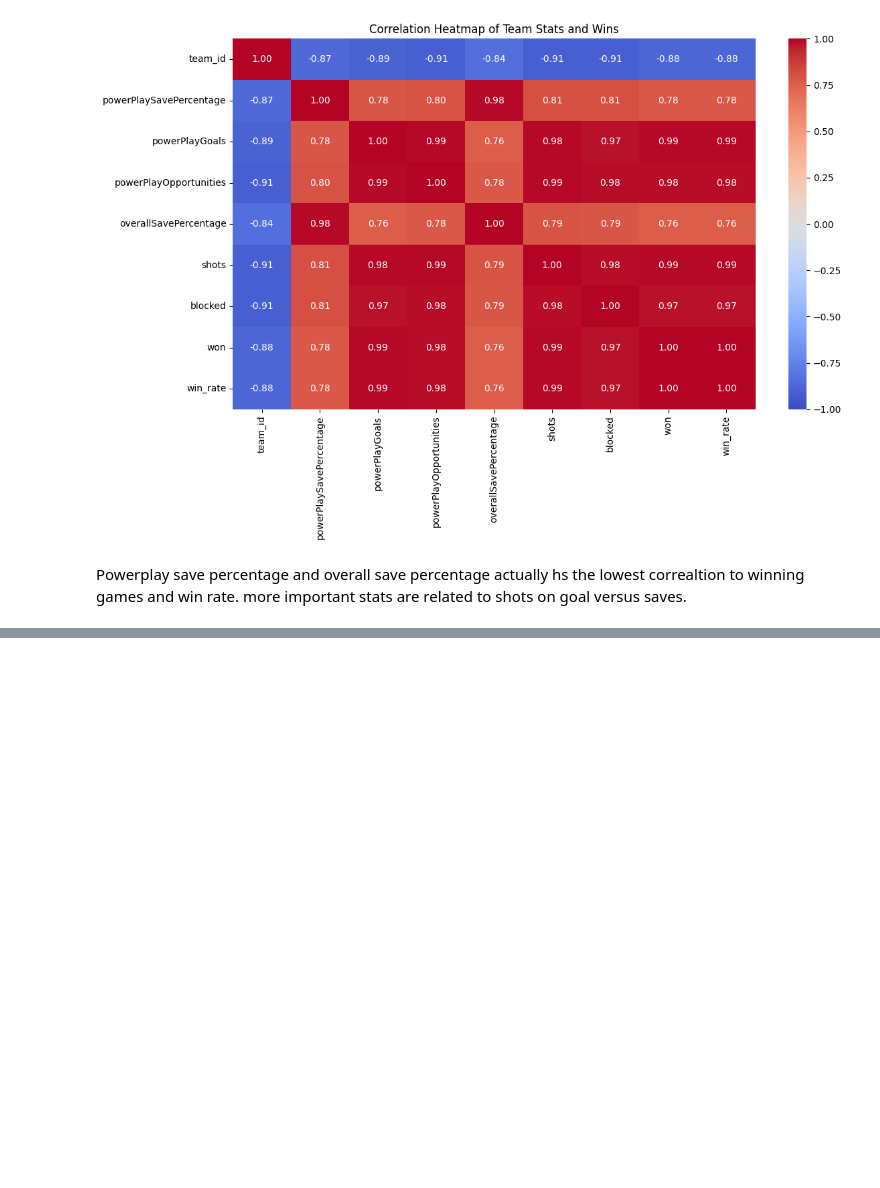
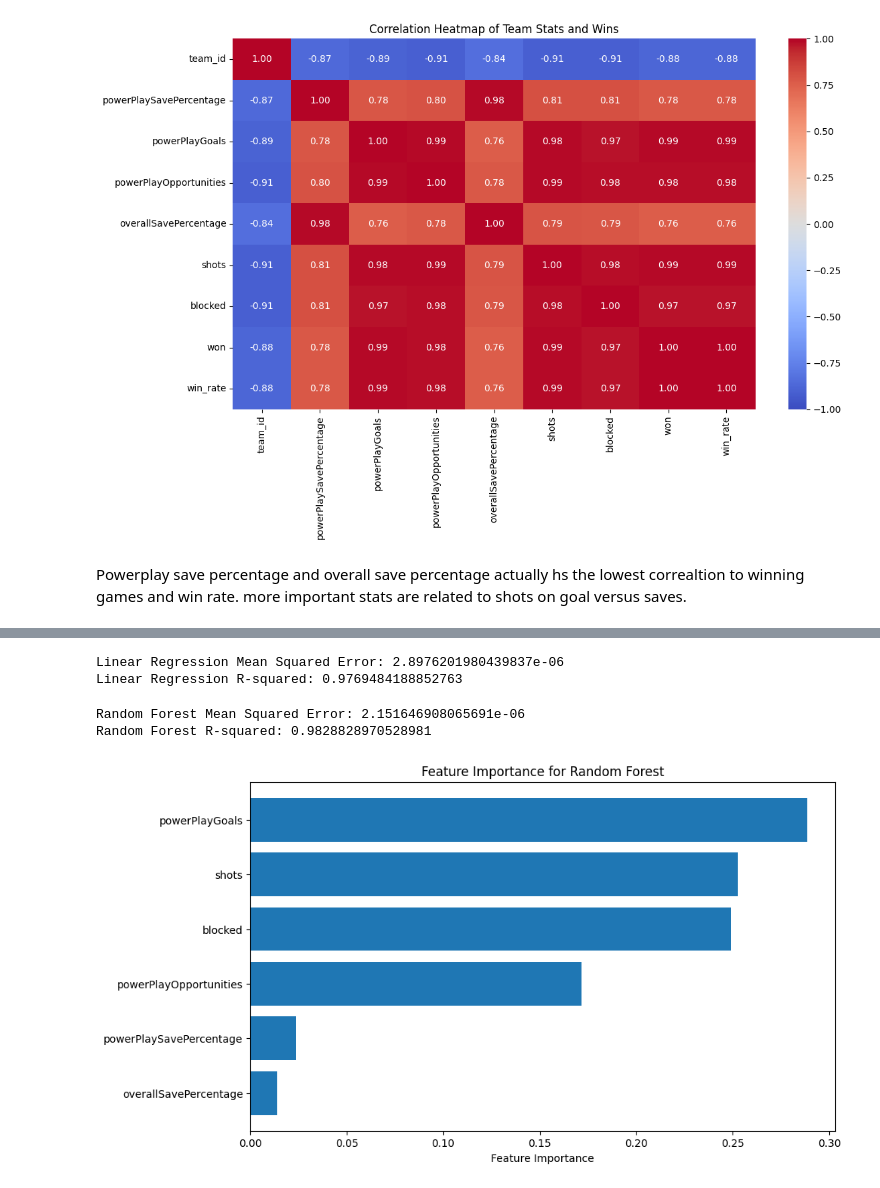
Before and after one commit to colincranwell/itcs-3162-group-8-project, a Jupyter notebook: Group8_Final.ipynb, the cells around one changed output, grey strips where cells are left out. Drawn from its saved outputs; the diff is of its cells as text; code cells hidden in the pictures; blank space fills up the shorter version.

Commit message:
updated decision tree, linear regression

```diff
--- a/Group8_Final.ipynb
+++ b/Group8_Final.ipynb
@@ -632,0 +668,58 @@ Powerplay save percentage and overall save percentage actually hs the lowest cor
+# %%
+from sklearn.linear_model import LinearRegression
+from sklearn.metrics import mean_squared_error, r2_score
+
+# Initialize the Linear Regression model
+lr_model = LinearRegression()
+
+# Train the model
+lr_model.fit(X_train, y_train)
+
+# Predict on the test set
+y_pred_lr = lr_model.predict(X_test)
+
+# Evaluate the model
+mse = mean_squared_error(y_test, y_pred_lr)
+r2 = r2_score(y_test, y_pred_lr)
+
+print(f"Linear Regression Mean Squared Error: {mse}")
+print(f"Linear Regression R-squared: {r2}")
+# %% [output]
+Linear Regression Mean Squared Error: 2.8976201980439837e-06
+Linear Regression R-squared: 0.9769484188852763
+# %%
+from sklearn.ensemble import RandomForestRegressor
+
+# Initialize the Random Forest model
+rf_model = RandomForestRegressor(random_state=42)
+
+# Train the model
+rf_model.fit(X_train, y_train)
+
+# Predict on the test set
+y_pred_rf = rf_model.predict(X_test)
+
+# Evaluate the model
+mse_rf = mean_squared_error(y_test, y_pred_rf)
+r2_rf = r2_score(y_test, y_pred_rf)
+
+print(f"Random Forest Mean Squared Error: {mse_rf}")
+print(f"Random Forest R-squared: {r2_rf}")
+# %% [output]
+Random Forest Mean Squared Error: 2.151646908065691e-06
+Random Forest R-squared: 0.9828828970528981
+# %%
+# Get feature importances
+importances_rf = rf_model.feature_importances_
+
+# Sort features by importance
+sorted_indices_rf = importances_rf.argsort()
+
+# Visualize feature importance
+plt.figure(figsize=(10, 6))
+plt.barh(X.columns[sorted_indices_rf], importances_rf[sorted_indices_rf])
+plt.xlabel('Feature Importance')
+plt.title('Feature Importance for Random Forest')
+plt.show()
+# %% [output]
+[figure, added]
```
Also changed, not shown: parts of 2 cells of this notebook.
